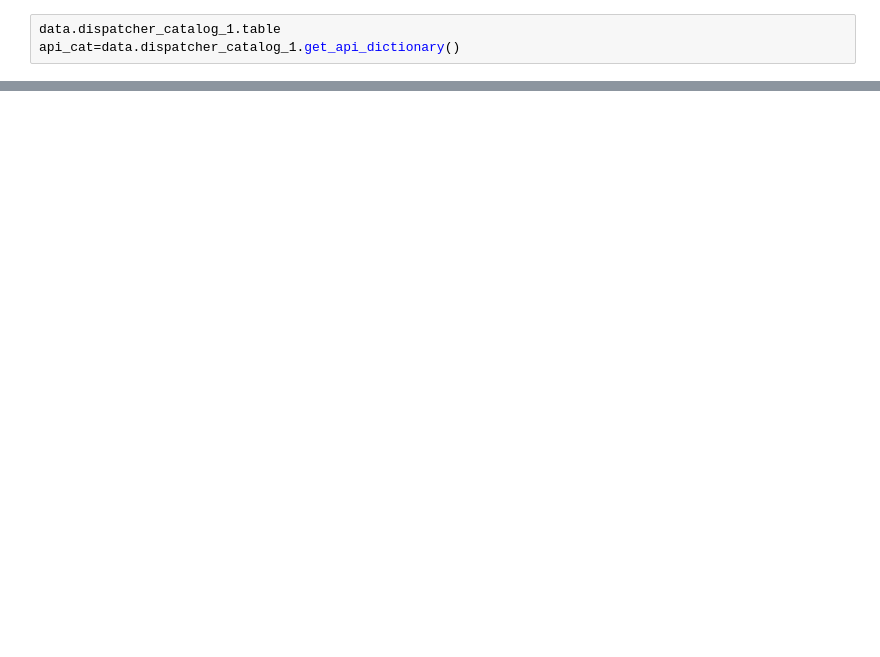
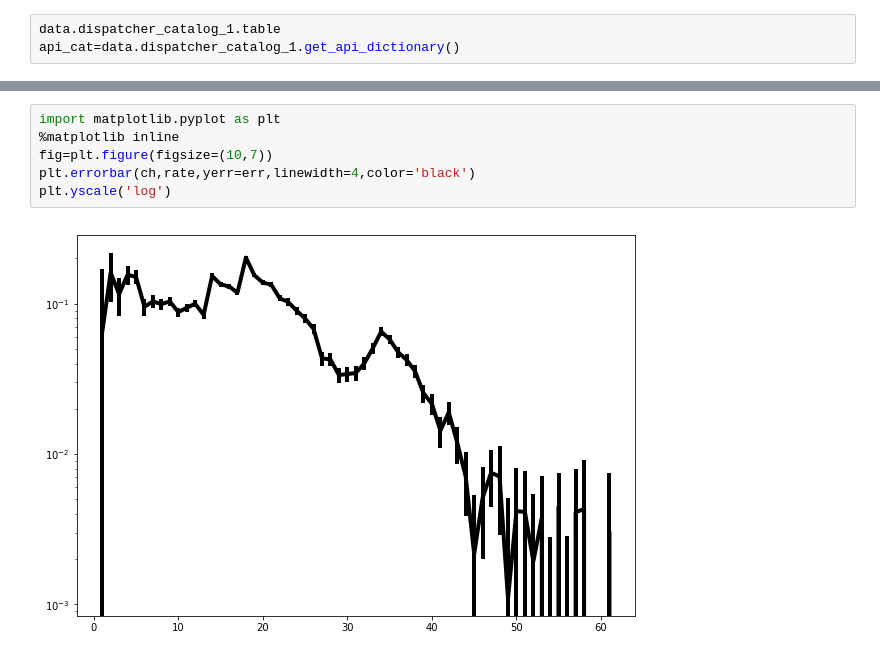
Before and after one commit to oda-hub/oda_api_benchmark, a Jupyter notebook: NGC2110.ipynb, the cells around one changed output, grey strips where cells are left out. Saved outputs shown, nothing was run; the diff lists cells and outputs as text; blank space fills up the shorter version.

```diff
--- a/NGC2110.ipynb
+++ b/NGC2110.ipynb
@@ -71,0 +167,8 @@ for i in range(len(scw_lists)):
+# %%
+import matplotlib.pyplot as plt
+%matplotlib inline
+fig=plt.figure(figsize=(10,7))
+plt.errorbar(ch,rate,yerr=err,linewidth=4,color='black')
+plt.yscale('log')
+# %% [output]
+[figure, added]
```
Also changed, not shown: parts of 6 cells of this notebook, 4 other files.
